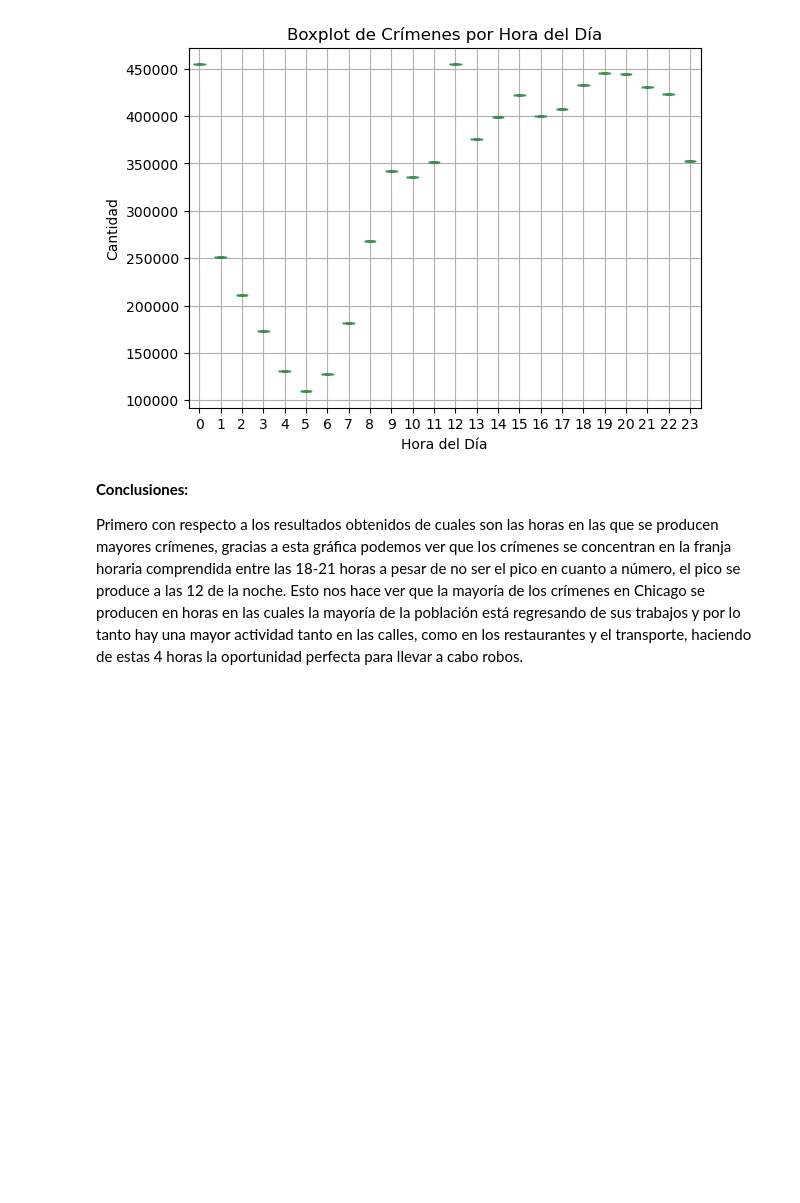
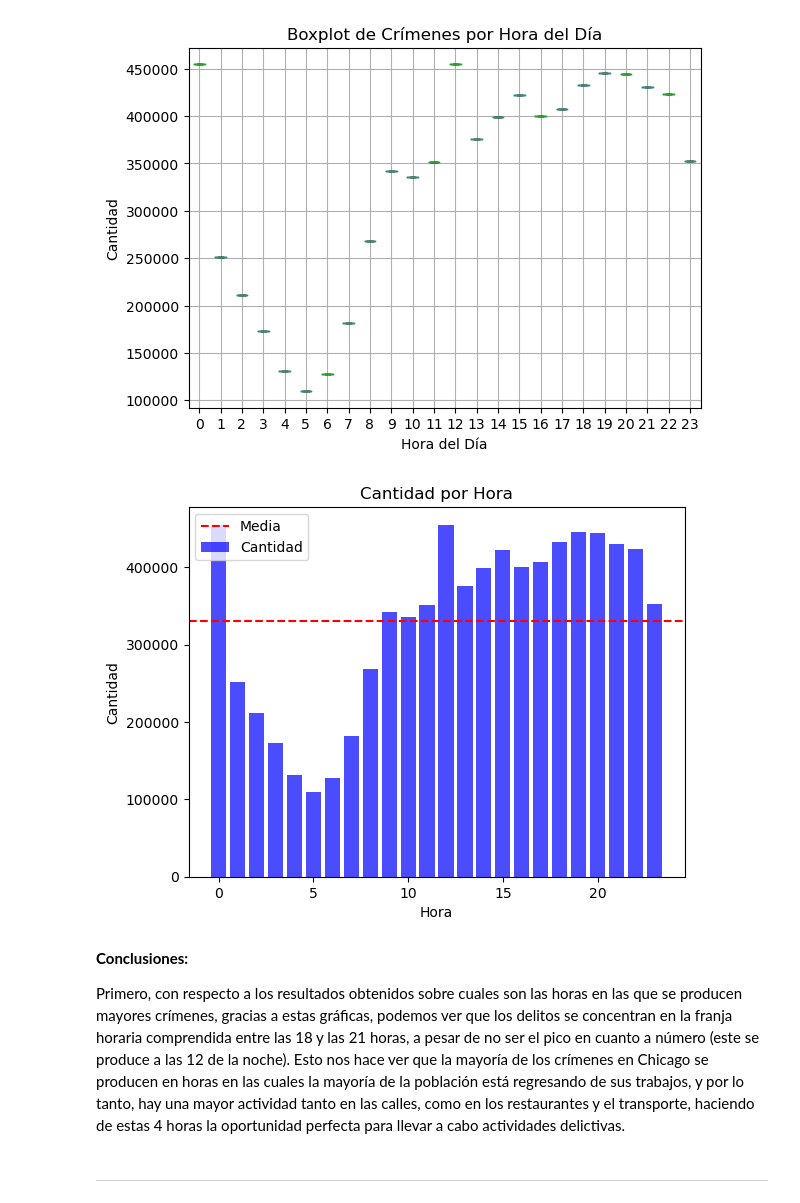
Before and after one commit to JorgeSierra22/Cloud-BigData, a Jupyter notebook: results/Hours/results.ipynb, the cells around one changed output. Drawn from its saved outputs; the diff is of its cells as text; code cells hidden in the pictures; blank space fills up the shorter version.

Commit message:
resultados final

```diff
--- a/results/results_hours.ipynb
+++ b/results/Hours/results.ipynb
@@ -55,7 +53,29 @@ plt.ylabel('Cantidad')
 plt.show()
 # %% [output]
 [figure]
+# %%
+# Calcular la media
+media = df['Cantidad'].mean()
+
+# Crear la gráfica de barras
+plt.bar(df['Hora'], df['Cantidad'], color='blue', alpha=0.7, label='Cantidad')
+plt.axhline(y=media, color='red', linestyle='--', label='Media')
+
+# Configurar el título y las etiquetas
+plt.title('Cantidad por Hora')
+plt.xlabel('Hora')
+plt.ylabel('Cantidad')
+
+# Añadir una leyenda
+plt.legend()
+
+# Mostrar la gráfica
+plt.show()
+# %% [output]
+[figure, added]
 # %% [markdown]
 **Conclusiones:**
 
-  Primero con respecto a los resultados obtenidos de cuales son las horas en las que se producen mayores crímenes, gracias a esta gráfica podemos ver que los crímenes se concentran en la franja horaria comprendida entre las 18-21 horas a pesar de no ser el pico en cuanto a número, el pico se produce a las 12 de la noche. Esto nos hace ver que la mayoría de los crímenes en Chicago se producen en horas en las cuales la mayoría de la población está regresando de sus trabajos y por lo tanto hay una mayor actividad tanto en las calles, como en los restaurantes y el transporte, haciendo de estas 4 horas la oportunidad perfecta para llevar a cabo robos.
+  Primero, con respecto a los resultados obtenidos sobre cuales son las horas en las que se producen mayores crímenes, gracias a estas gráficas, podemos ver que los delitos se concentran en la franja horaria comprendida entre las 18 y las 21 horas, a pesar de no ser el pico en cuanto a número (este se produce a las 12 de la noche). Esto nos hace ver que la mayoría de los crímenes en Chicago se producen en horas en las cuales la mayoría de la población está regresando de sus trabajos, y por lo tanto, hay una mayor actividad tanto en las calles, como en los restaurantes y el transporte, haciendo de estas 4 horas la oportunidad perfecta para llevar a cabo actividades delictivas.
+# %% [markdown]
+------------------------------------------------------------------------------------------------------------------------------
```
Also changed, not shown: parts of 1 cell of this notebook, 19 other files.
